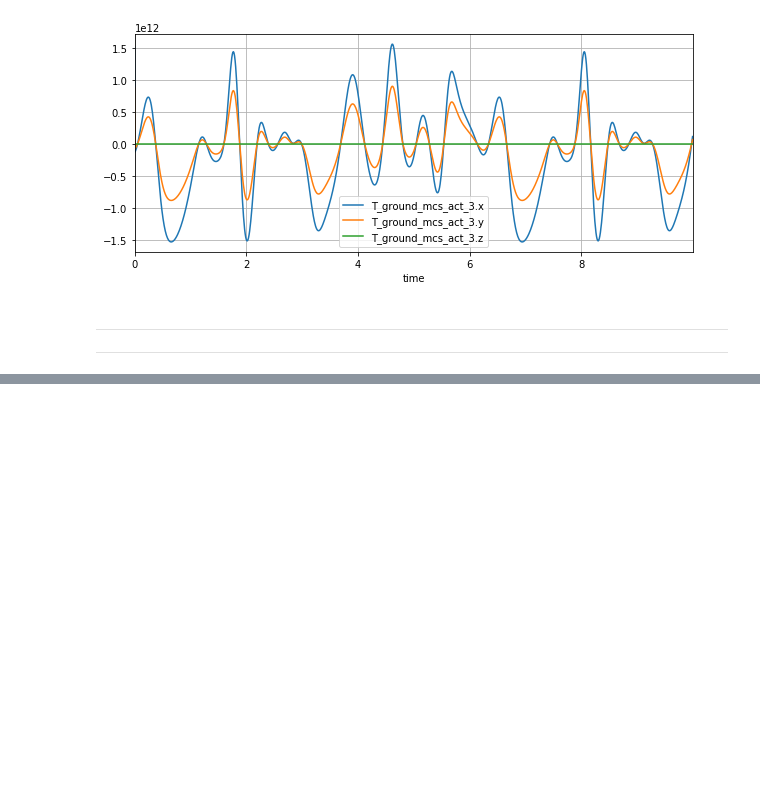
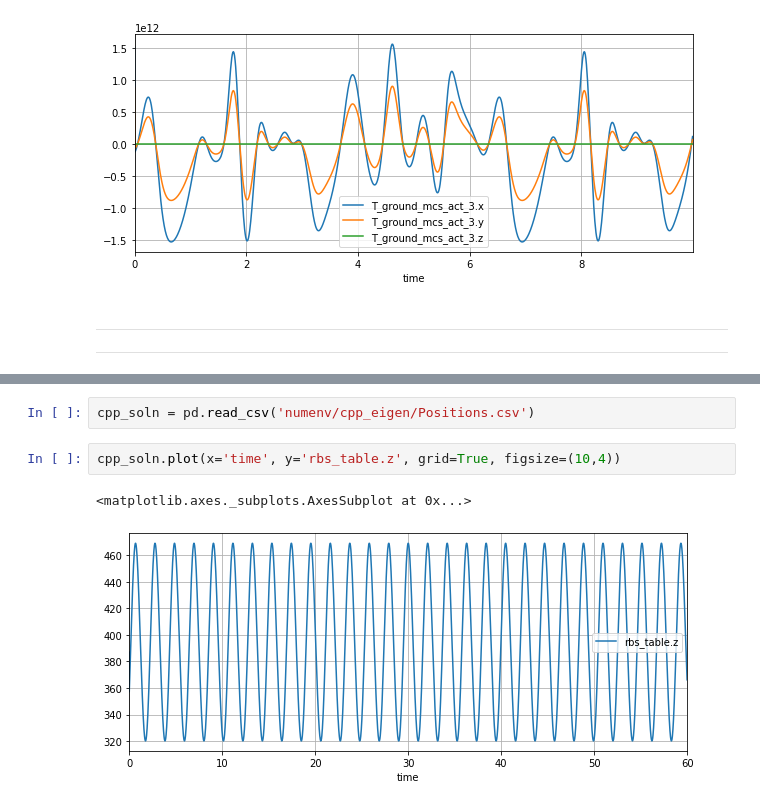
Before and after one commit to khaledghobashy/uraeus_smbd, a Jupyter notebook: examples/standalone_models/notebooks/stewart_platform/stewart_platform.ipynb, the cells around one changed output, grey strips where cells are left out. Saved outputs shown, nothing was run; the diff lists cells and outputs as text; blank space fills up the shorter version.

```diff
--- a/examples/standalone_models/notebooks/stewart_platform/stewart_platform.ipynb
+++ b/examples/standalone_models/notebooks/stewart_platform/stewart_platform.ipynb
@@ -604,0 +603,7 @@ sim.soln.reactions_dataframe.plot(x='time', y=motor_C,
+# %%
+cpp_soln = pd.read_csv('numenv/cpp_eigen/Positions.csv')
+# %%
+cpp_soln.plot(x='time', y='rbs_table.z', grid=True, figsize=(10,4))
+# %% [output]
+<matplotlib.axes._subplots.AxesSubplot at 0x...>
+[figure, added]
```
Also changed, not shown: parts of 8 cells of this notebook.
